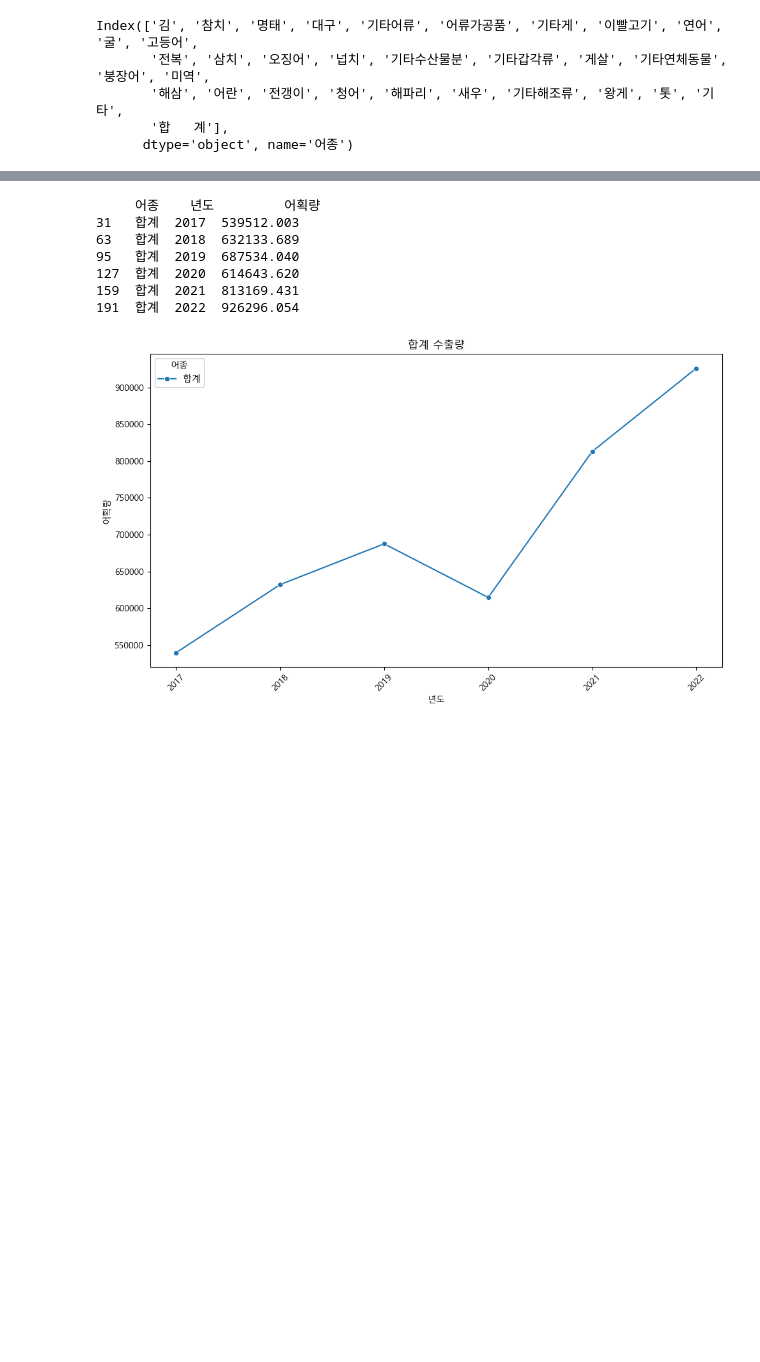
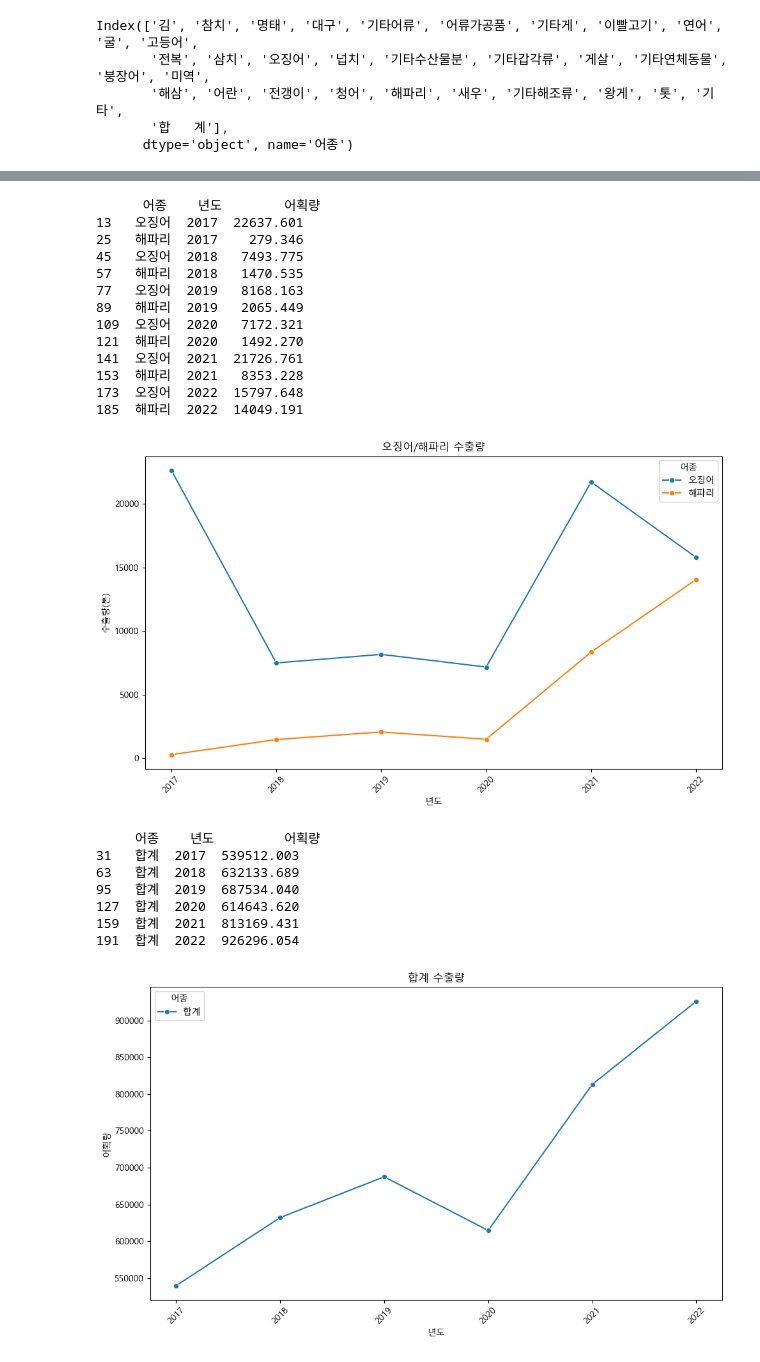
Before and after one commit to Songsungsang/Smart_Factory_Project_Data_Analysis, a Jupyter notebook: sea.ipynb, the cells around one changed output, grey strips where cells are left out. Cells and saved outputs as stored; diff of their text form; code cells hidden in the pictures; blank space fills up the shorter version.

```diff
--- a/sea.ipynb
+++ b/sea.ipynb
@@ -79,3 +79,39 @@ plt.show()
+# %%
+# 해파리 라인 그래프
+export_reverse = export.reset_index().melt(id_vars=['어종'], var_name='년도', value_name='어획량') # 데이터를 long format으로 변환
+#어종을 y축, 년도를 x축으로 세우기 위함
+squid_jelly_data = export_reverse[export_reverse['어종'].isin(['오징어', '해파리'])] # 해파리에 대한 데이터만
+print(squid_jelly_data)
+
+# 선 그래프 그리기
+plt.figure(figsize=(10, 6))
+sns.lineplot(data=squid_jelly_data, x='년도', y='어획량', hue='어종', marker='o')
+
+# 그래프 꾸미기
+plt.title('오징어/해파리 수출량')
+plt.xlabel('년도')
+plt.ylabel('수출량(톤)')
+plt.xticks(rotation=45)  # x축 년도 레이블 회전
+#plt.legend(title='어종')
+
+# 그래프 표시
+plt.tight_layout()
+plt.show()
+# %% [output]
+      어종    년도        어획량
+13   오징어  2017  22637.601
+25   해파리  2017    279.346
+45   오징어  2018   7493.775
+57   해파리  2018   1470.535
+77   오징어  2019   8168.163
+89   해파리  2019   2065.449
+109  오징어  2020   7172.321
+121  해파리  2020   1492.270
+141  오징어  2021  21726.761
+153  해파리  2021   8353.228
+173  오징어  2022  15797.648
+185  해파리  2022  14049.191
+[figure, added]
 # %%
 # 합계 라인 그래프
 export_reverse = export.reset_index().melt(id_vars=['어종'], var_name='년도', value_name='어획량') # 데이터를 long format으로 변환
```
Also changed, not shown: parts of 10 cells of this notebook, 1 other file.
